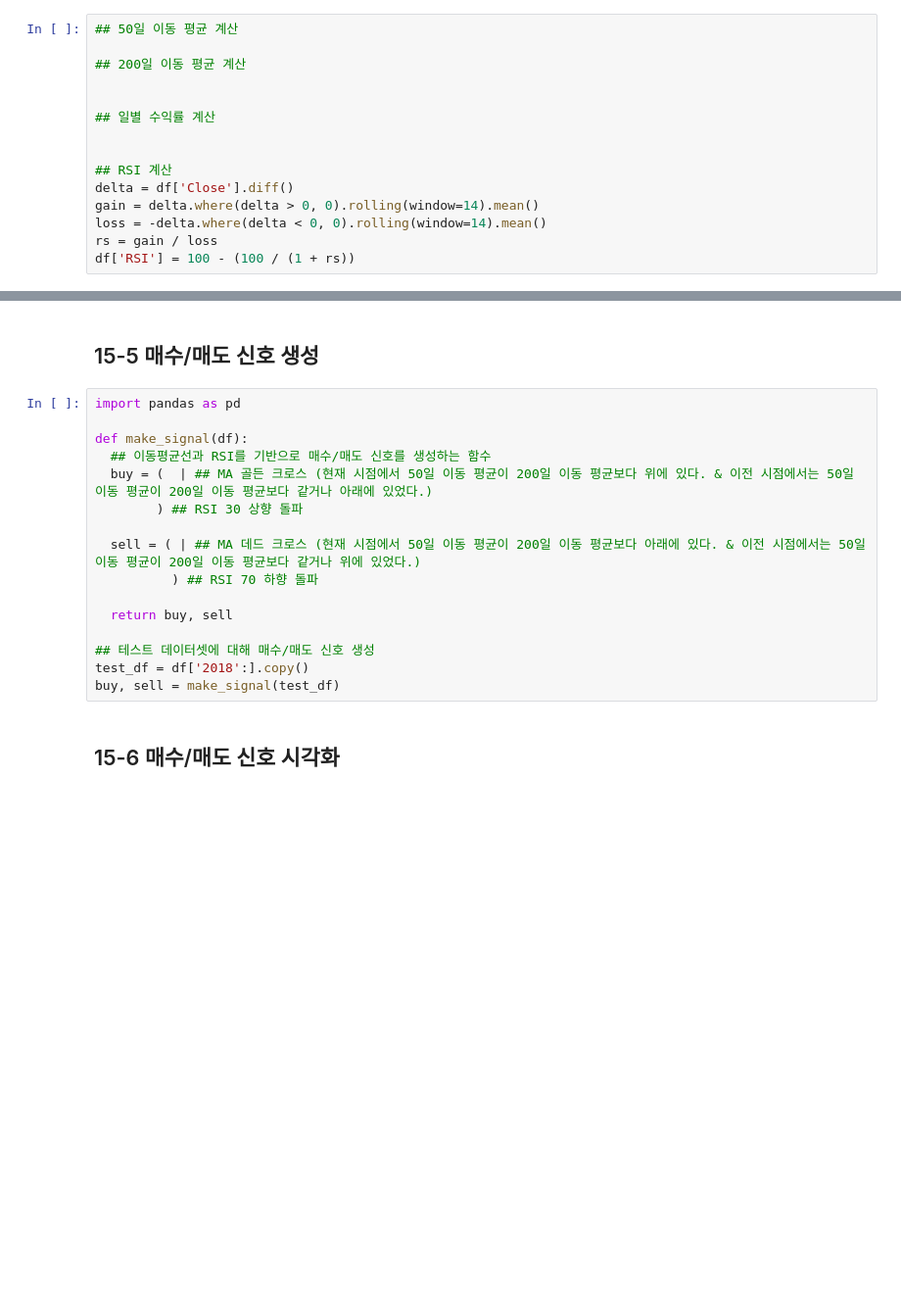
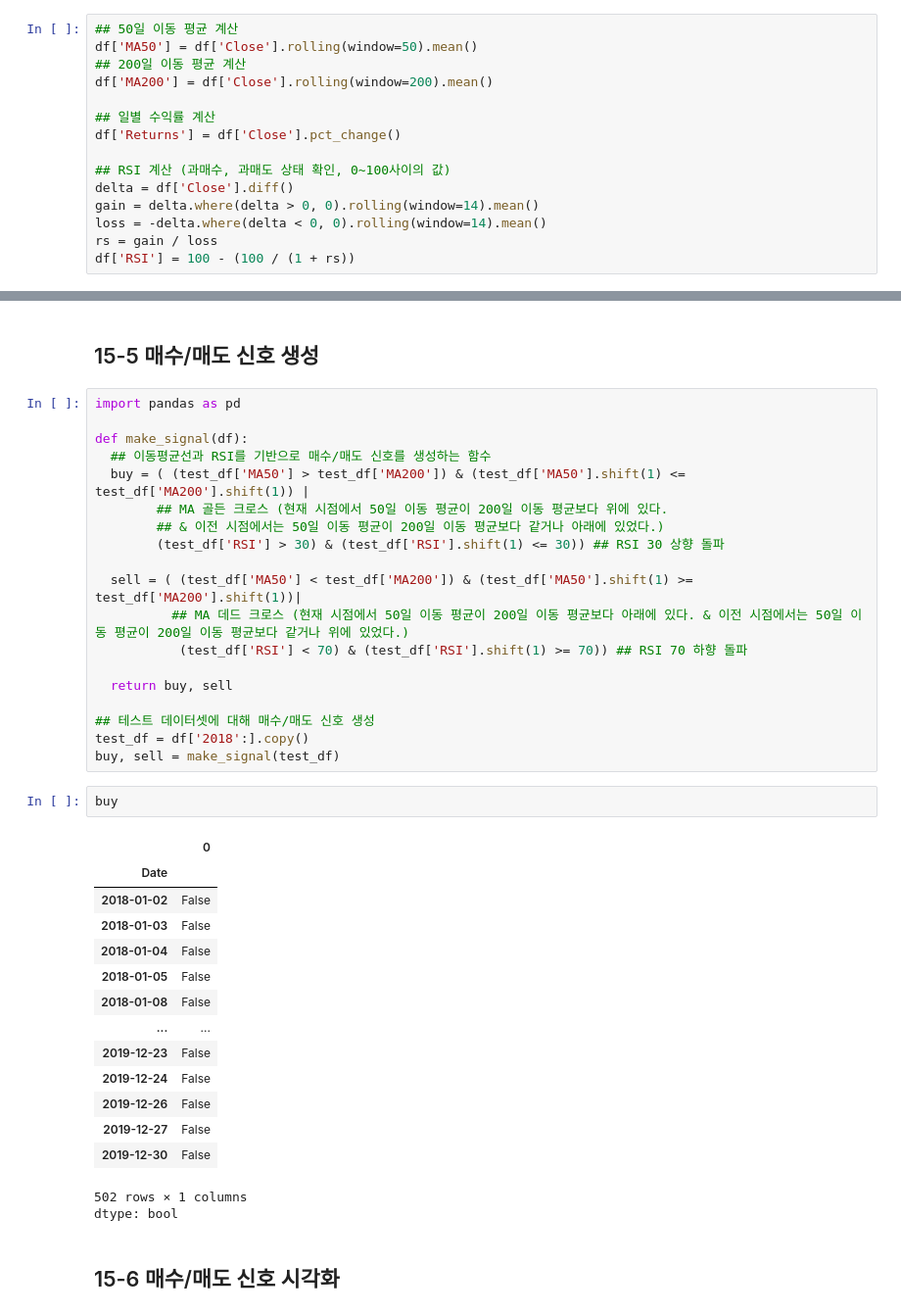
Before and after one commit to akatwinkle/bab_bab, a Jupyter notebook: 오픈소스_데이터_분석_15강.ipynb, the cells around one changed output, grey strips where cells are left out. Shown at 98% size. Drawn from its saved outputs; the diff is of its cells as text; blank space fills up the shorter version.

```diff
--- a/오픈소스_데이터_분석_15강.ipynb
+++ b/오픈소스_데이터_분석_15강.ipynb
@@ -79,14 +112,14 @@ plt.show()
 ## 15-3 기술 지표 계산
 # %%
 ## 50일 이동 평균 계산
-
+df['MA50'] = df['Close'].rolling(window=50).mean()
 ## 200일 이동 평균 계산
-
+df['MA200'] = df['Close'].rolling(window=200).mean()
 
 ## 일별 수익률 계산
+df['Returns'] = df['Close'].pct_change()
 
-
-## RSI 계산
+## RSI 계산 (과매수, 과매도 상태 확인, 0~100사이의 값)
 delta = df['Close'].diff()
 gain = delta.where(delta > 0, 0).rolling(window=14).mean()
 loss = -delta.where(delta < 0, 0).rolling(window=14).mean()
@@ -129,17 +164,38 @@ import pandas as pd
 
 def make_signal(df):
   ## 이동평균선과 RSI를 기반으로 매수/매도 신호를 생성하는 함수
-  buy = (  | ## MA 골든 크로스 (현재 시점에서 50일 이동 평균이 200일 이동 평균보다 위에 있다. & 이전 시점에서는 50일 이동 평균이 200일 이동 평균보다 같거나 아래에 있었다.)
-        ) ## RSI 30 상향 돌파
+  buy = ( (test_df['MA50'] > test_df['MA200']) & (test_df['MA50'].shift(1) <= test_df['MA200'].shift(1)) |
+        ## MA 골든 크로스 (현재 시점에서 50일 이동 평균이 200일 이동 평균보다 위에 있다.
+        ## & 이전 시점에서는 50일 이동 평균이 200일 이동 평균보다 같거나 아래에 있었다.)
+        (test_df['RSI'] > 30) & (test_df['RSI'].shift(1) <= 30)) ## RSI 30 상향 돌파
 
-  sell = ( | ## MA 데드 크로스 (현재 시점에서 50일 이동 평균이 200일 이동 평균보다 아래에 있다. & 이전 시점에서는 50일 이동 평균이 200일 이동 평균보다 같거나 위에 있었다.)
-          ) ## RSI 70 하향 돌파
+  sell = ( (test_df['MA50'] < test_df['MA200']) & (test_df['MA50'].shift(1) >= test_df['MA200'].shift(1))|
+          ## MA 데드 크로스 (현재 시점에서 50일 이동 평균이 200일 이동 평균보다 아래에 있다. & 이전 시점에서는 50일 이동 평균이 200일 이동 평균보다 같거나 위에 있었다.)
+           (test_df['RSI'] < 70) & (test_df['RSI'].shift(1) >= 70)) ## RSI 70 하향 돌파
 
   return buy, sell
 
 ## 테스트 데이터셋에 대해 매수/매도 신호 생성
 test_df = df['2018':].copy()
 buy, sell = make_signal(test_df)
+# %%
+buy
+# %% [output]
+|  | 0 |
+| Date |  |
+| 2018-01-02 | False |
+| 2018-01-03 | False |
+| 2018-01-04 | False |
+| 2018-01-05 | False |
+| 2018-01-08 | False |
+| ... | ... |
+| 2019-12-23 | False |
+| 2019-12-24 | False |
+| 2019-12-26 | False |
+| 2019-12-27 | False |
+| 2019-12-30 | False |
+502 rows × 1 columns
+dtype: bool
 # %% [markdown]
 ## 15-6 매수/매도 신호 시각화
 # %%
```
Also changed, not shown: parts of 5 cells of this notebook.
